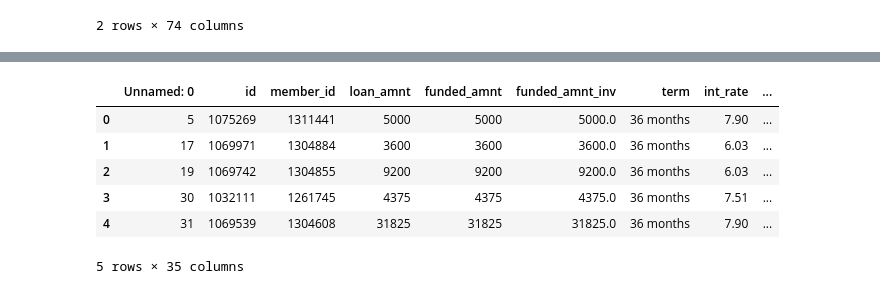
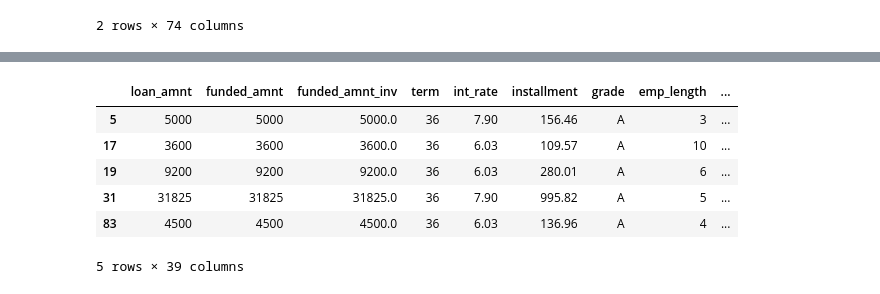
Before and after one commit to Alex314159265/Machine-Learning-For-Credit-Scoring, a Jupyter notebook: TER code-checkpoint.ipynb, the cells around one changed output, grey strips where cells are left out. Drawn from its saved outputs; the diff is of its cells as text; code cells hidden in the pictures.

```diff
--- a/TER code-checkpoint.ipynb
+++ b/TER code-checkpoint.ipynb
@@ -82,8 +133,0 @@ Length: 74, dtype: int64
-# %%
-# Dropping the missing values :
-
-# I tried to erase rows with missing values but it erases every columns.
-# Maybe we could decide to remove COLUMNS with missing values instead of rows.
-# It is 'less professional' but it is also an easy way to remove features as we have too many of them.
-
-Data.dropna(axis=1, inplace = True) # axis=1 is to remove comlumns instead of rows
@@ -135,0 +134,8 @@ Data.head()
+# %%
+#We remove columns that are not useful for our study
+Data.drop(columns = ['id', 'member_id', 'sub_grade', 'emp_title', 'loan_status', 'pymnt_plan',
+                          'zip_code', 'initial_list_status', 'application_type', 'url'], inplace = True)
+# %%
+#We change the way dates are given in the dataset
+Data['term'] = Data['term'].str.replace(' months','')
+Data['term'] = Data['term'].astype(int)
@@ -139,13 +203,13 @@ Data.head()
 
 # We define NbA, NbB, NbC, NbD, NbE, NbF and NbG the numbers of rows in each group for the moment :
 
-NbA = 74867
-NbB = 136929
-NbC = 125293
-NbD = 76888
-NbE = 35757
-NbF = 13229
-NbG = 3322
+NbA = 70348
+NbB = 128588
+NbC = 117685
+NbD = 71988
+NbE = 33550
+NbF = 12432
+NbG = 3119
 
 ListNbRows = [NbA, NbB, NbC, NbD, NbE, NbF]
 
@@ -229,15 +293,15 @@ Name: grade, dtype: float64
 # %%
 # To continue we just open the dataset we saved before :
 
-DataNew = pd.read_csv("cleanData.csv", low_memory=False)
+#DataNew = pd.read_csv("cleanData.csv", low_memory=False)
 DataNew.head()
 # %% [output]
-|  | Unnamed: 0 | id | member_id | loan_amnt | funded_amnt | funded_amnt_inv | term | int_rate | ... |
-| 0 | 5 | 1075269 | 1311441 | 5000 | 5000 | 5000.0 | 36 months | 7.90 | ... |
-| 1 | 17 | 1069971 | 1304884 | 3600 | 3600 | 3600.0 | 36 months | 6.03 | ... |
-| 2 | 19 | 1069742 | 1304855 | 9200 | 9200 | 9200.0 | 36 months | 6.03 | ... |
-| 3 | 30 | 1032111 | 1261745 | 4375 | 4375 | 4375.0 | 36 months | 7.51 | ... |
-| 4 | 31 | 1069539 | 1304608 | 31825 | 31825 | 31825.0 | 36 months | 7.90 | ... |
+|  | loan_amnt | funded_amnt | funded_amnt_inv | term | int_rate | installment | grade | emp_length | ... |
+| 5 | 5000 | 5000 | 5000.0 | 36 | 7.90 | 156.46 | A | 3 | ... |
+| 17 | 3600 | 3600 | 3600.0 | 36 | 6.03 | 109.57 | A | 10 | ... |
+| 19 | 9200 | 9200 | 9200.0 | 36 | 6.03 | 280.01 | A | 6 | ... |
+| 31 | 31825 | 31825 | 31825.0 | 36 | 7.90 | 995.82 | A | 5 | ... |
+| 83 | 4500 | 4500 | 4500.0 | 36 | 6.03 | 136.96 | A | 4 | ... |
-5 rows × 35 columns
+5 rows × 39 columns
 # %%
 # We have a new column "Unnamed" with the old indexes. We delete that as well :
```
Also changed, not shown: parts of 24 cells of this notebook.
